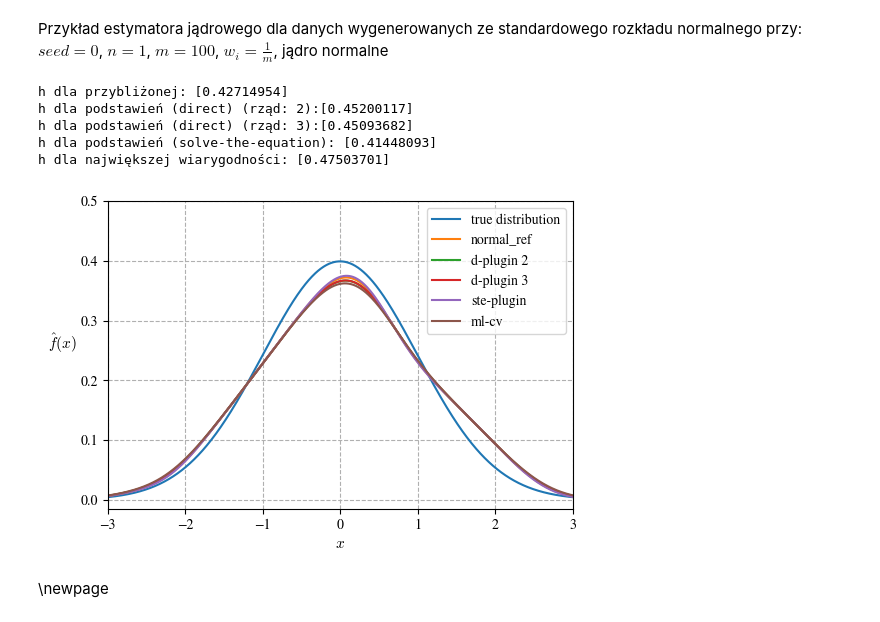
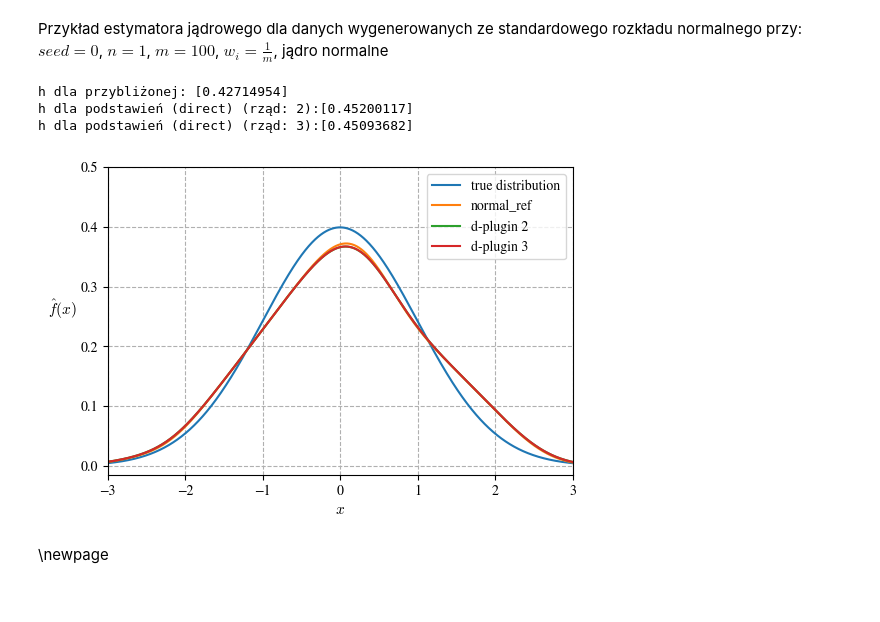
Before and after one commit to krystianfranus/kde-learn, a Jupyter notebook: notebooks/PhD_notes_kde.ipynb, the cells around one changed output. Saved outputs shown, nothing was run; the diff lists cells and outputs as text; code cells hidden in the pictures.

```diff
--- a/notebooks/PhD_notes_kde.ipynb
+++ b/notebooks/PhD_notes_kde.ipynb
@@ -268,44 +268,42 @@ x_grid = np.linspace(-3, 3, 1000)[:, None]
 
 plt.figure(figsize=(6, 4), dpi=100)
 
 true_dist = norm.pdf(x_grid)
 plt.plot(x_grid, true_dist, label="true distribution")
 
 kde = KDE().fit(x_train, bandwidth_method="normal_reference")
 scores = kde.pdf(x_grid)
 plt.plot(x_grid, scores, label="normal_ref")
 print(f"h dla przybliżonej: {kde.bandwidth}")
 
 for i in range(2, 4):
     kde = KDE().fit(x_train, bandwidth_method="direct_plugin", stage=i)
     scores = kde.pdf(x_grid)
     plt.plot(x_grid, scores, label=f"d-plugin {i}")
     print(f"h dla podstawień (direct) (rząd: {i}):{kde.bandwidth}")
 
-kde = KDE().fit(x_train, bandwidth_method="ste_plugin")
-scores = kde.pdf(x_grid)
-plt.plot(x_grid, scores, label="ste-plugin")
-print(f"h dla podstawień (solve-the-equation): {kde.bandwidth}")
+# kde = KDE().fit(x_train, bandwidth_method="ste_plugin")
+# scores = kde.pdf(x_grid)
+# plt.plot(x_grid, scores, label="ste-plugin")
+# print(f"h dla podstawień (solve-the-equation): {kde.bandwidth}")
 
-kde = KDE().fit(x_train, bandwidth_method="ml_cv")
-scores = kde.pdf(x_grid)
-plt.plot(x_grid, scores, label="ml-cv")
-print(f"h dla największej wiarygodności: {kde.bandwidth}")
+# kde = KDE().fit(x_train, bandwidth_method="ml_cv")
+# scores = kde.pdf(x_grid)
+# plt.plot(x_grid, scores, label="ml-cv")
+# print(f"h dla największej wiarygodności: {kde.bandwidth}")
 
 plt.legend(fontsize=10)
 plt.xlim(-3, 3)
 plt.ylim(top=0.5)
 plt.xlabel("$x$", fontsize=11)
 plt.ylabel("$\hat{f}(x)$", rotation=0, labelpad=13, fontsize=11)
 plt.grid(linestyle="--")
 plt.show()
 # %% [output]
 h dla przybliżonej: [0.42714954]
 h dla podstawień (direct) (rząd: 2):[0.45200117]
 h dla podstawień (direct) (rząd: 3):[0.45093682]
-h dla podstawień (solve-the-equation): [0.41448093]
-h dla największej wiarygodności: [0.47503701]
-[figure, old version]
+[figure, new version]
 # %% [markdown]
 \newpage
 # %% [markdown]
```
Also changed, not shown: parts of 8 cells of this notebook, 1 other file.
